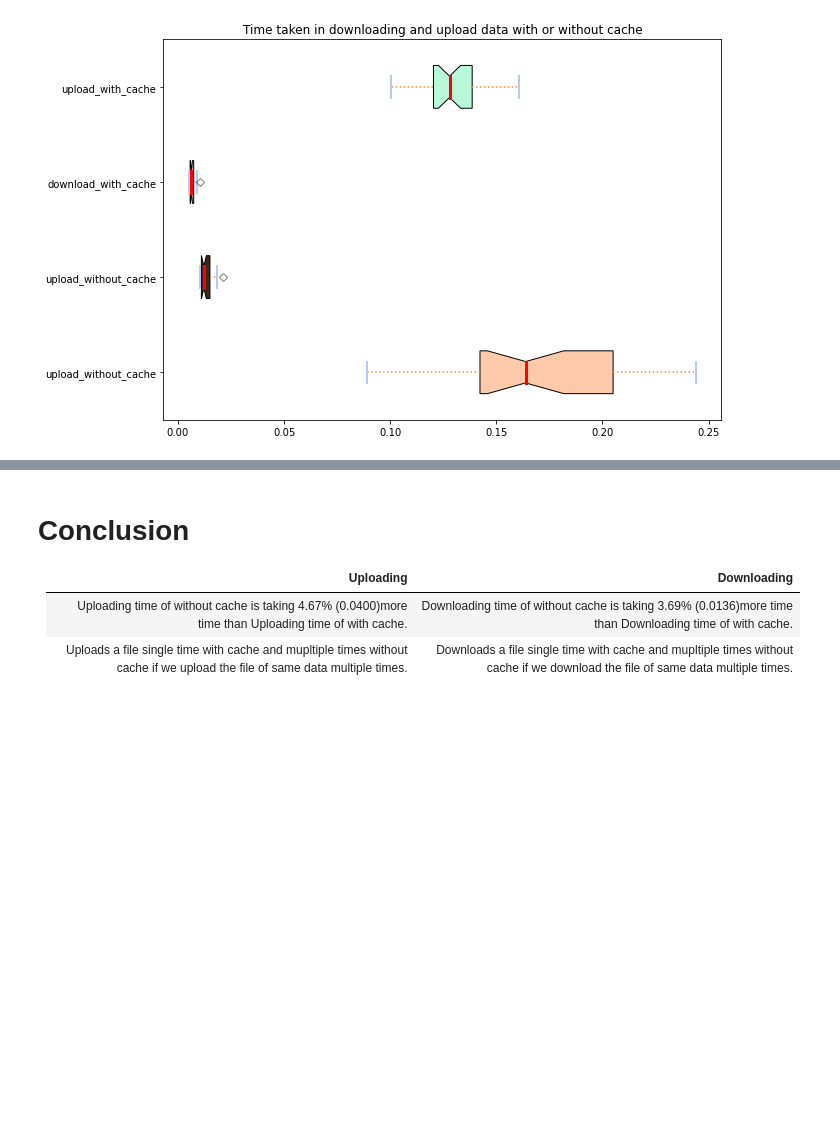
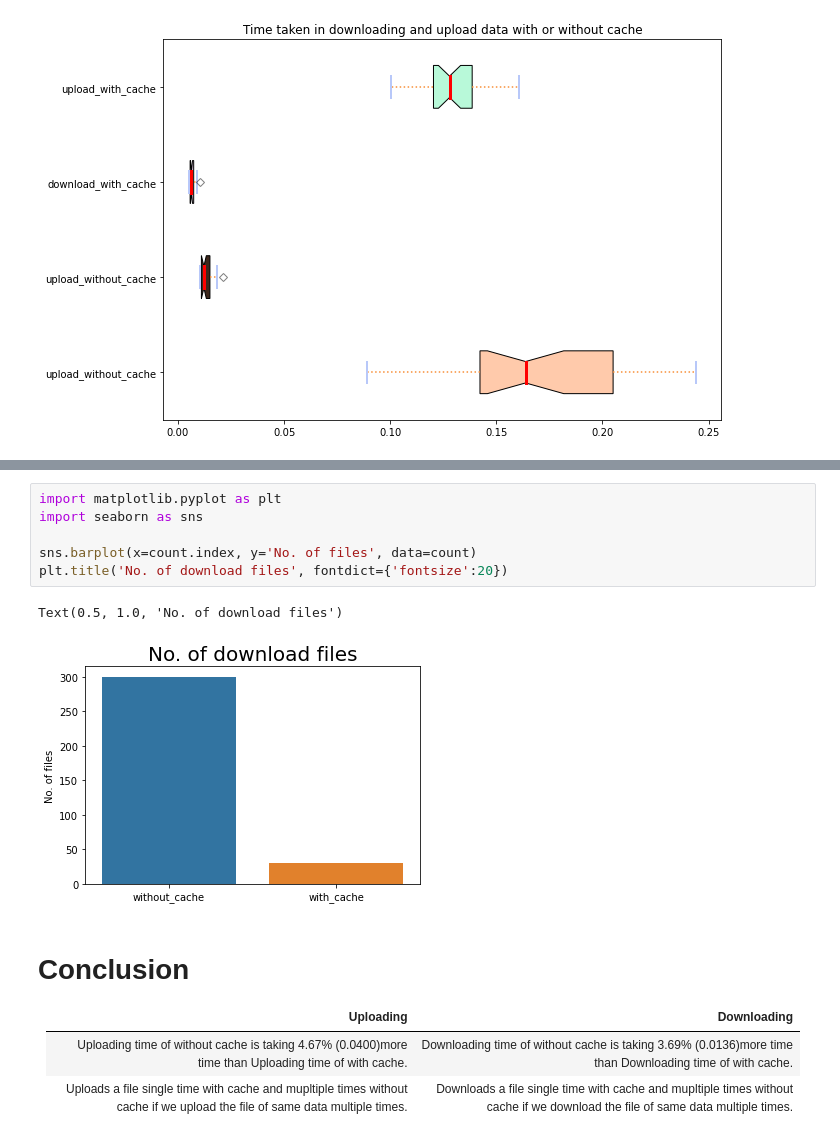
Before and after one commit to TechnocultureResearch/sentient, a Jupyter notebook: aws_sync.ipynb, the cells around one changed output, grey strips where cells are left out. Cells and saved outputs as stored; diff of their text form; blank space fills up the shorter version.

```diff
--- a/aws_sync.ipynb
+++ b/aws_sync.ipynb
@@ -397,6 +393,15 @@ plt.legend(loc=2)
 <Figure size 720x576 with 0 Axes>
 [figure]
 [figure]
+# %%
+import matplotlib.pyplot as plt
+import seaborn as sns
+
+sns.barplot(x=count.index, y='No. of files', data=count)
+plt.title('No. of download files', fontdict={'fontsize':20})
+# %% [output]
+Text(0.5, 1.0, 'No. of download files')
+[figure, added]
 # %% [markdown]
 # Conclusion
 
```
Also changed, not shown: parts of 5 cells of this notebook.
